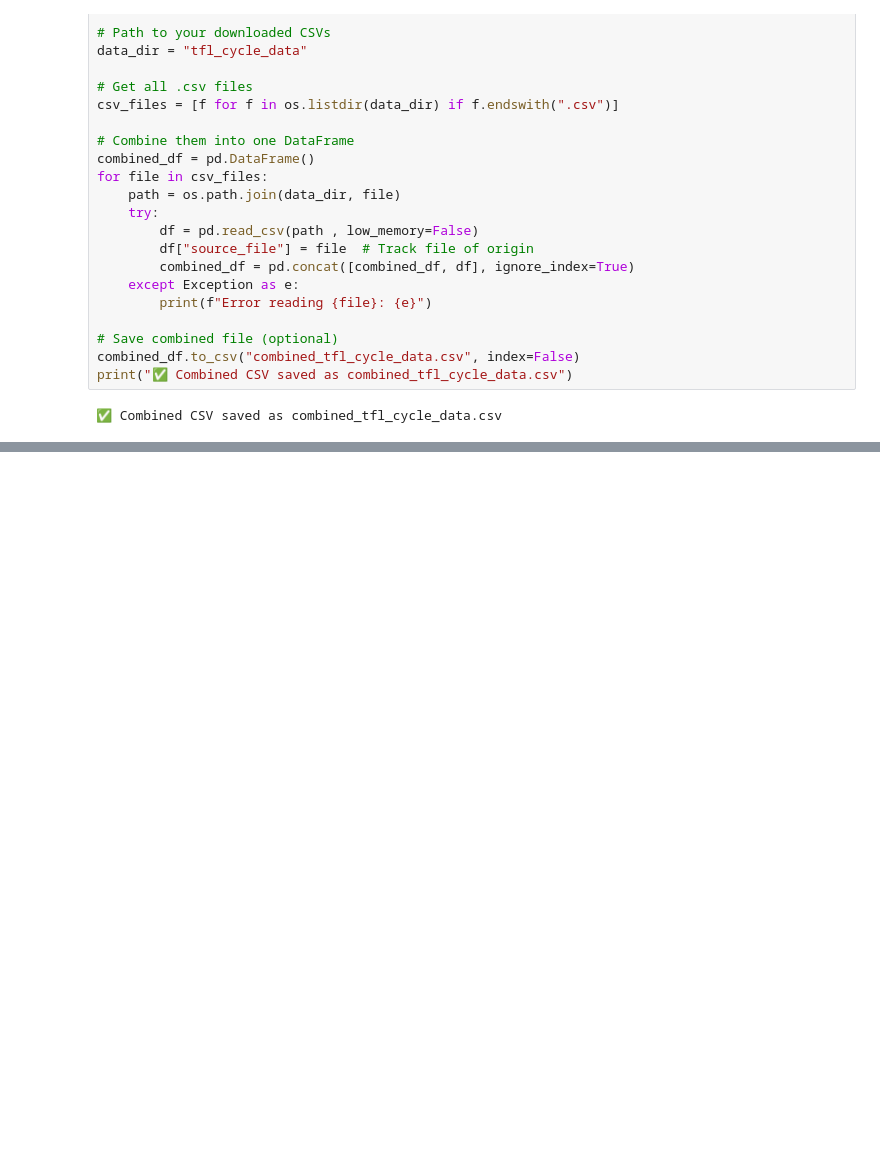
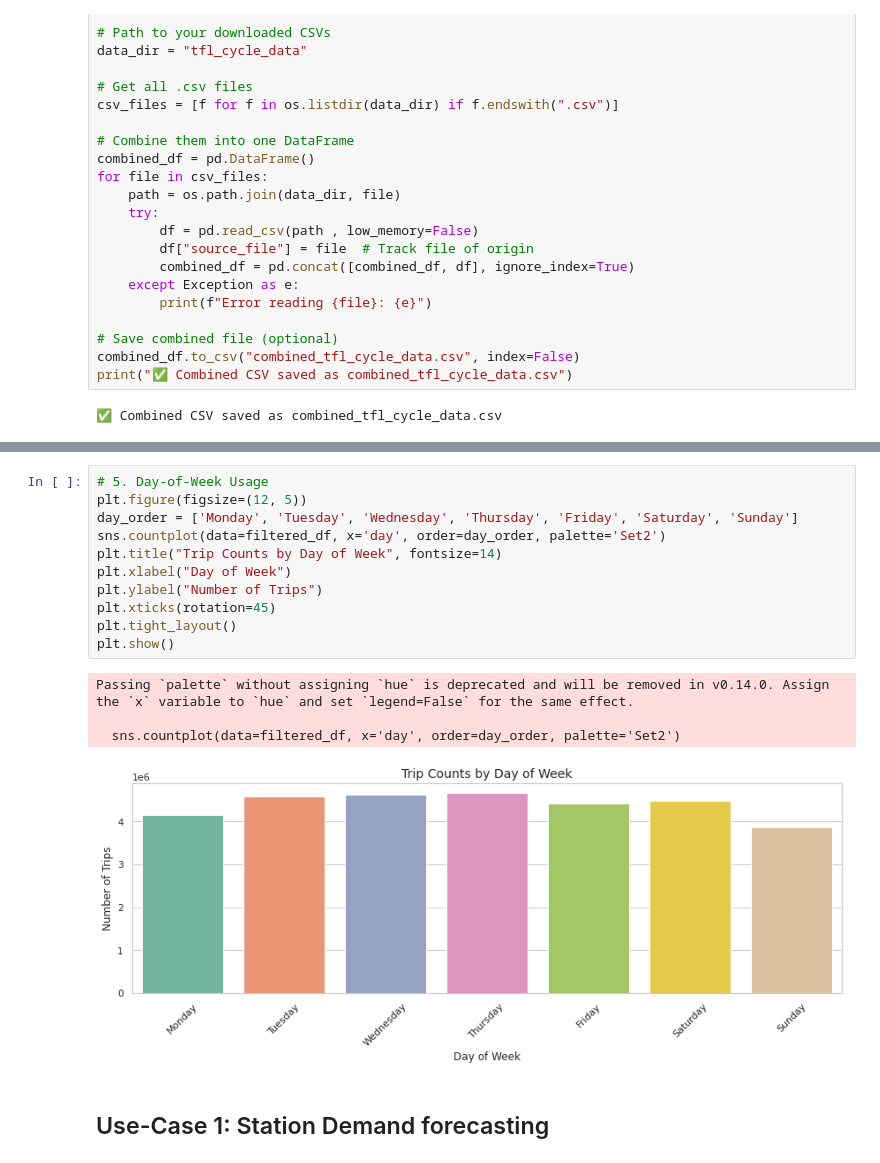
Before and after one commit to dhruvraj-singh-rawat/tfl-cycle-analysis, a Jupyter notebook: tfl-cycle-analysis.ipynb, the cells around one changed output, grey strips where cells are left out. Drawn from its saved outputs; the diff is of its cells as text; blank space fills up the shorter version.

```diff
--- a/tfl-cycle-analysis.ipynb
+++ b/tfl-cycle-analysis.ipynb
@@ -293,0 +350,18 @@ Counter({'duration_sec': 2, 'bike_id': 2, 'end_time': 2, 'end_station_id': 2, 'e
+# %%
+# 5. Day-of-Week Usage
+plt.figure(figsize=(12, 5))
+day_order = ['Monday', 'Tuesday', 'Wednesday', 'Thursday', 'Friday', 'Saturday', 'Sunday']
+sns.countplot(data=filtered_df, x='day', order=day_order, palette='Set2')
+plt.title("Trip Counts by Day of Week", fontsize=14)
+plt.xlabel("Day of Week")
+plt.ylabel("Number of Trips")
+plt.xticks(rotation=45)
+plt.tight_layout()
+plt.show()
+# %% [output]
+Passing `palette` without assigning `hue` is deprecated and will be removed in v0.14.0. Assign the `x` variable to `hue` and set `legend=False` for the same effect.
+
+  sns.countplot(data=filtered_df, x='day', order=day_order, palette='Set2')
+[figure, added]
+# %% [markdown]
+## Use-Case 1: Station Demand forecasting
```
Also changed, not shown: parts of 21 cells of this notebook.
